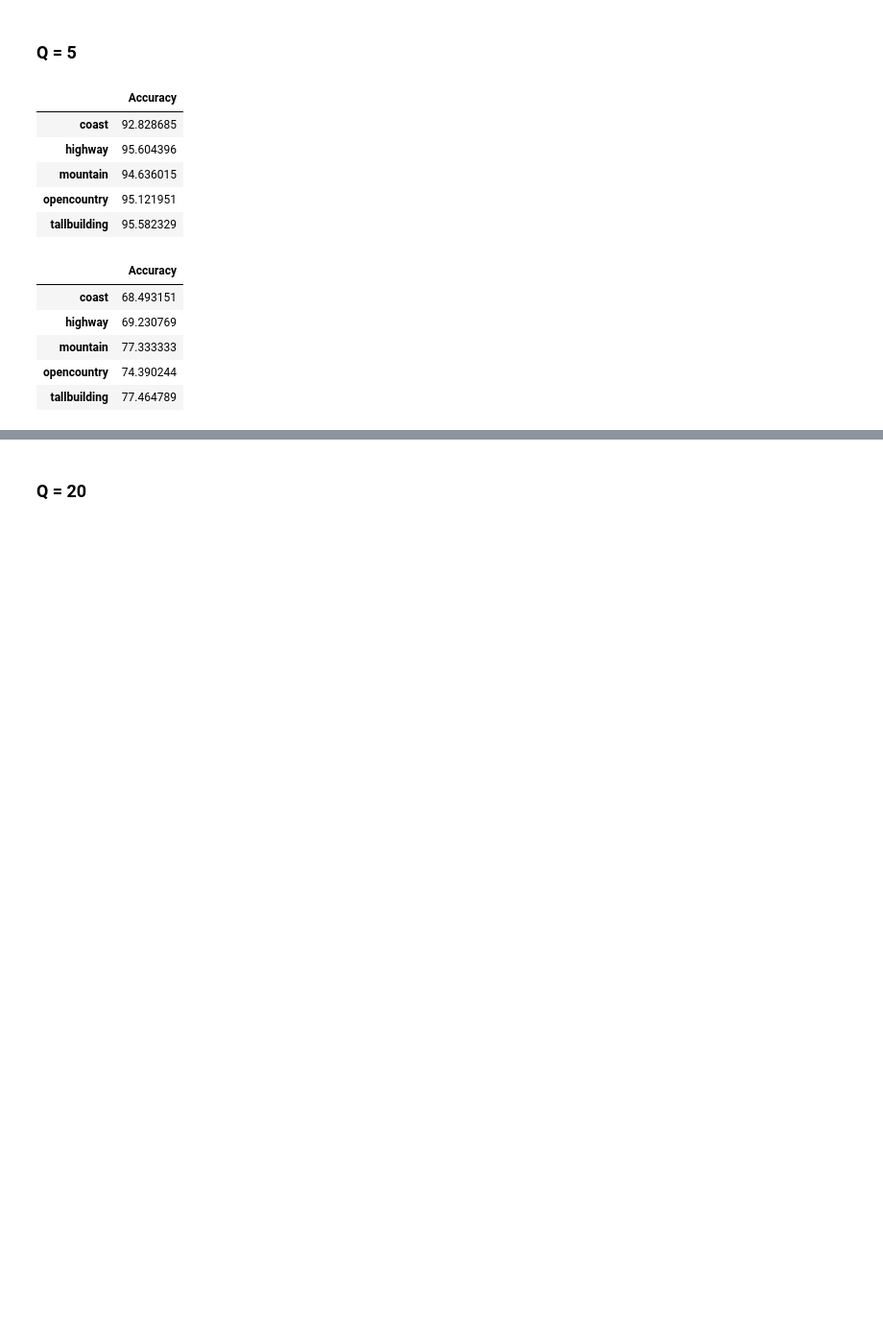
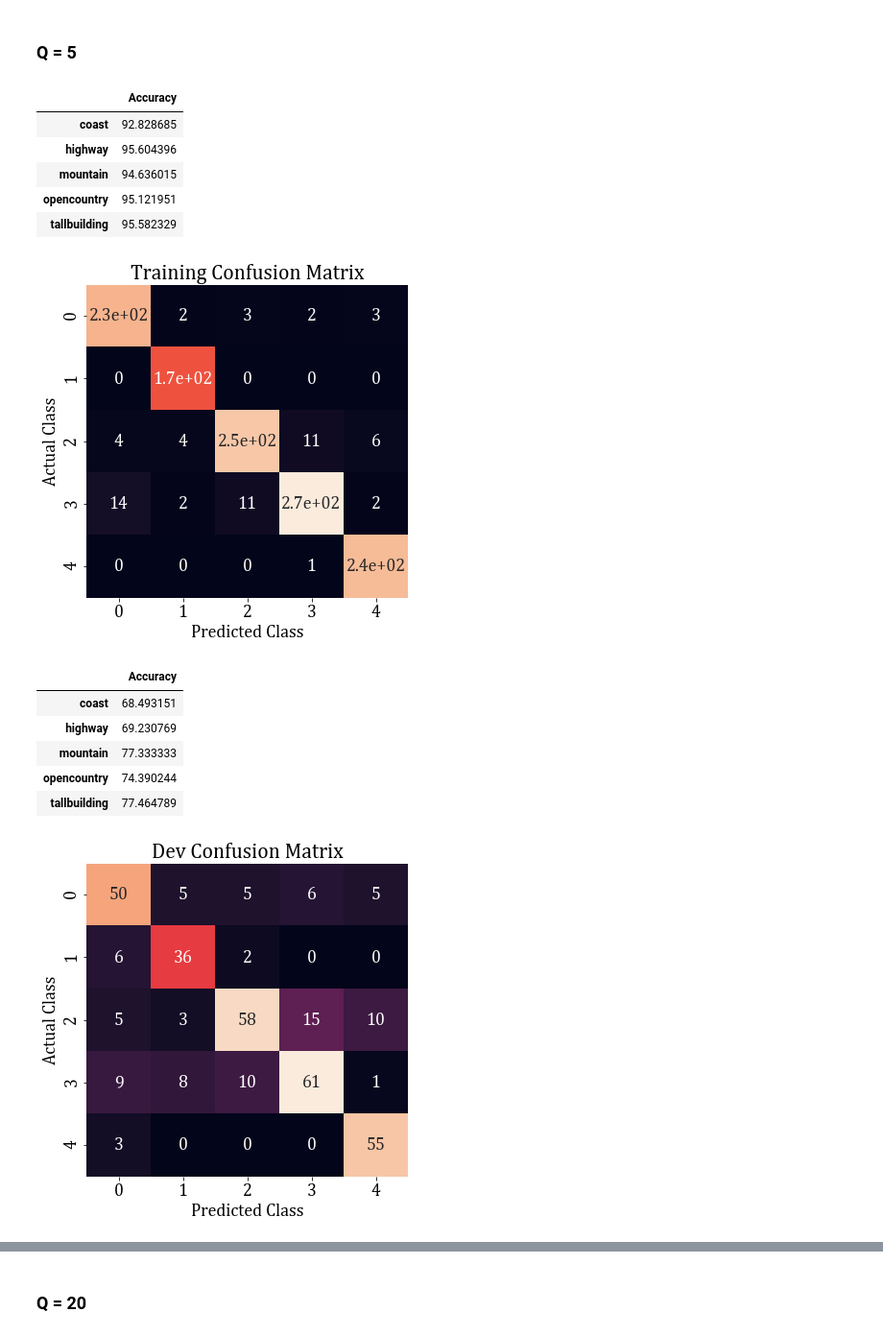
Before and after one commit to sowmyamanojna/CS5691-PRML-Assignments, a Jupyter notebook: assignment2/codes/2B-diag-covariance.ipynb, the cells around one changed output, grey strips where cells are left out. Shown: that part at 96% size. Cells and saved outputs as stored; diff of their text form; code cells hidden in the pictures; blank space fills up the shorter version.

```diff
--- a/assignment2/codes/2B-diag-covariance.ipynb
+++ b/assignment2/codes/2B-diag-covariance.ipynb
@@ -35,6 +35,29 @@ df.head()
 | 3 | 0.62619 | 0.48974 | 0.80199 | 4.108500e-12 | 2.825400e-08 | 7.803400e-09 | 0.60768 | -0.493730 | 1.177200 | 0.000605 | ... | ... |
 | 4 | 0.60757 | 0.65997 | 0.86624 | 3.977500e-12 | 1.739400e-07 | 5.157000e-08 | 0.22185 | -1.254900 | 0.304900 | 0.000353 | ... | ... |
 5 rows × 23 columns
+# %%
+def get_confusion_matrices(gmm_cl, title="Confusion Matrix"):
+    mapping = {"coast":0, "highway":1, "mountain":2, "opencountry":3, "tallbuilding":4}
+    complete_pred = np.array([])
+    complete_true = np.array([])
+
+    for i in gmm_cl.predictions:
+        pred = gmm_cl.predictions[i]
+        new_array = mapping[i]*np.ones(pred.shape)
+
+        complete_pred = np.append(complete_pred, pred)
+        complete_true = np.append(complete_true, new_array)
+
+    conf_mat = confusion_matrix(complete_pred, complete_true)
+    plt.figure()
+    sns.heatmap(conf_mat, annot=True, cbar=False)
+    plt.title(title)
+    plt.xlabel("Predicted Class")
+    plt.ylabel("Actual Class")
+    plt.show()
+
+    acc = 100*np.sum(complete_pred==complete_true)/complete_true.size
+    return acc
 # %% [markdown]
 ## Training GMMs
 # %% [markdown]
@@ -63,23 +86,30 @@ for class_name in classes:
 # %%
 gmm_cl = GMM_vl_classifier()
 gmm_cl.compile(class_wise_gmm)
 gmm_cl.classify()
 train_acc = pd.DataFrame(gmm_cl.accuracy, ["Accuracy"]).T
 display(train_acc)
+train_acc = get_confusion_matrices(gmm_cl, title="Training Confusion Matrix")
 
 gmm_cl.classify(dev=True)
 dev_acc = pd.DataFrame(gmm_cl.accuracy, ["Accuracy"]).T
 display(dev_acc)
+dev_acc = get_confusion_matrices(gmm_cl, title="Dev Confusion Matrix")
+
+print("Training Accuracy:", train_acc)
+print("Dev Accuracy:", dev_acc)
 # %% [output]
 |  | Accuracy |
 | coast | 92.828685 |
 | highway | 95.604396 |
 | mountain | 94.636015 |
 | opencountry | 95.121951 |
 | tallbuilding | 95.582329 |
+[figure, added]
 |  | Accuracy |
 | coast | 68.493151 |
 | highway | 69.230769 |
 | mountain | 77.333333 |
 | opencountry | 74.390244 |
 | tallbuilding | 77.464789 |
+[figure, added]
```
Also changed, not shown: parts of 4 cells of this notebook, 4 other files.
